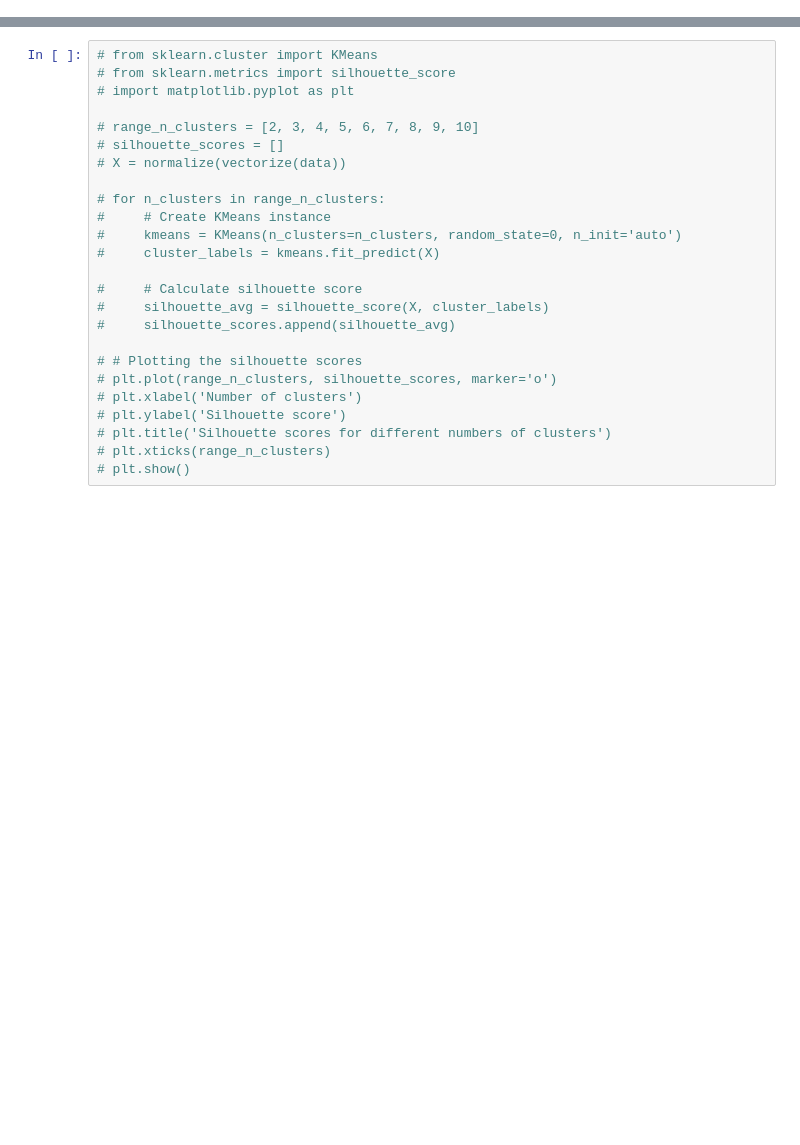
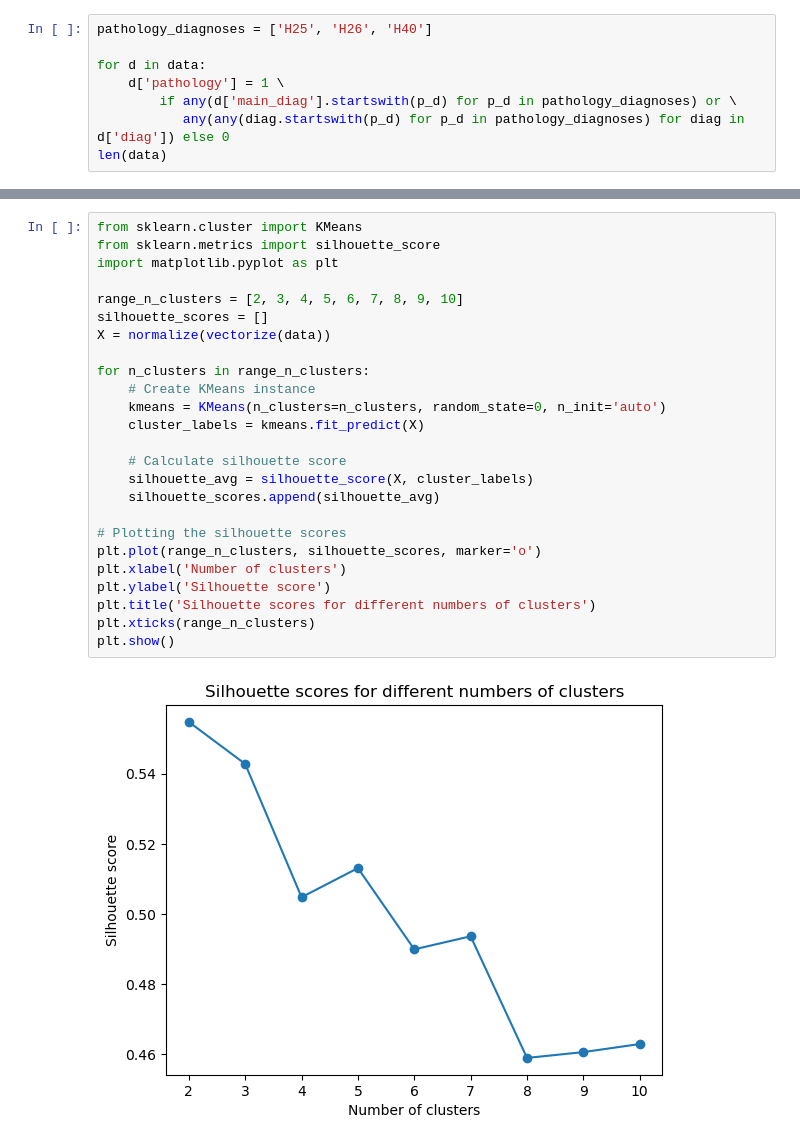
Before and after one commit to NikolayDPaev/medical-fuzzy-rules-extraction, a Jupyter notebook: corrected_vision_prediction.ipynb, the cells around one changed output, grey strips where cells are left out. Saved outputs shown, nothing was run; the diff lists cells and outputs as text; blank space fills up the shorter version.

```diff
--- a/corrected_vision_prediction.ipynb
+++ b/corrected_vision_prediction.ipynb
@@ -10,0 +11,8 @@ data = preprocess(data)
+# %%
+pathology_diagnoses = ['H25', 'H26', 'H40']
+
+for d in data:
+    d['pathology'] = 1 \
+        if any(d['main_diag'].startswith(p_d) for p_d in pathology_diagnoses) or \
+           any(any(diag.startswith(p_d) for p_d in pathology_diagnoses) for diag in d['diag']) else 0
+len(data)
@@ -118,26 +69,28 @@ def normalize(data):
 # %%
-# from sklearn.cluster import KMeans
-# from sklearn.metrics import silhouette_score
-# import matplotlib.pyplot as plt
+from sklearn.cluster import KMeans
+from sklearn.metrics import silhouette_score
+import matplotlib.pyplot as plt
 
-# range_n_clusters = [2, 3, 4, 5, 6, 7, 8, 9, 10]
-# silhouette_scores = []
-# X = normalize(vectorize(data))
+range_n_clusters = [2, 3, 4, 5, 6, 7, 8, 9, 10]
+silhouette_scores = []
+X = normalize(vectorize(data))
 
-# for n_clusters in range_n_clusters:
-#     # Create KMeans instance
-#     kmeans = KMeans(n_clusters=n_clusters, random_state=0, n_init='auto')
-#     cluster_labels = kmeans.fit_predict(X)
+for n_clusters in range_n_clusters:
+    # Create KMeans instance
+    kmeans = KMeans(n_clusters=n_clusters, random_state=0, n_init='auto')
+    cluster_labels = kmeans.fit_predict(X)
 
-#     # Calculate silhouette score
-#     silhouette_avg = silhouette_score(X, cluster_labels)
-#     silhouette_scores.append(silhouette_avg)
+    # Calculate silhouette score
+    silhouette_avg = silhouette_score(X, cluster_labels)
+    silhouette_scores.append(silhouette_avg)
 
-# # Plotting the silhouette scores
-# plt.plot(range_n_clusters, silhouette_scores, marker='o')
-# plt.xlabel('Number of clusters')
-# plt.ylabel('Silhouette score')
-# plt.title('Silhouette scores for different numbers of clusters')
-# plt.xticks(range_n_clusters)
-# plt.show()
+# Plotting the silhouette scores
+plt.plot(range_n_clusters, silhouette_scores, marker='o')
+plt.xlabel('Number of clusters')
+plt.ylabel('Silhouette score')
+plt.title('Silhouette scores for different numbers of clusters')
+plt.xticks(range_n_clusters)
+plt.show()
+# %% [output]
+[figure, added]
 # %%
```
Also changed, not shown: parts of 27 cells of this notebook, 6 other files.
